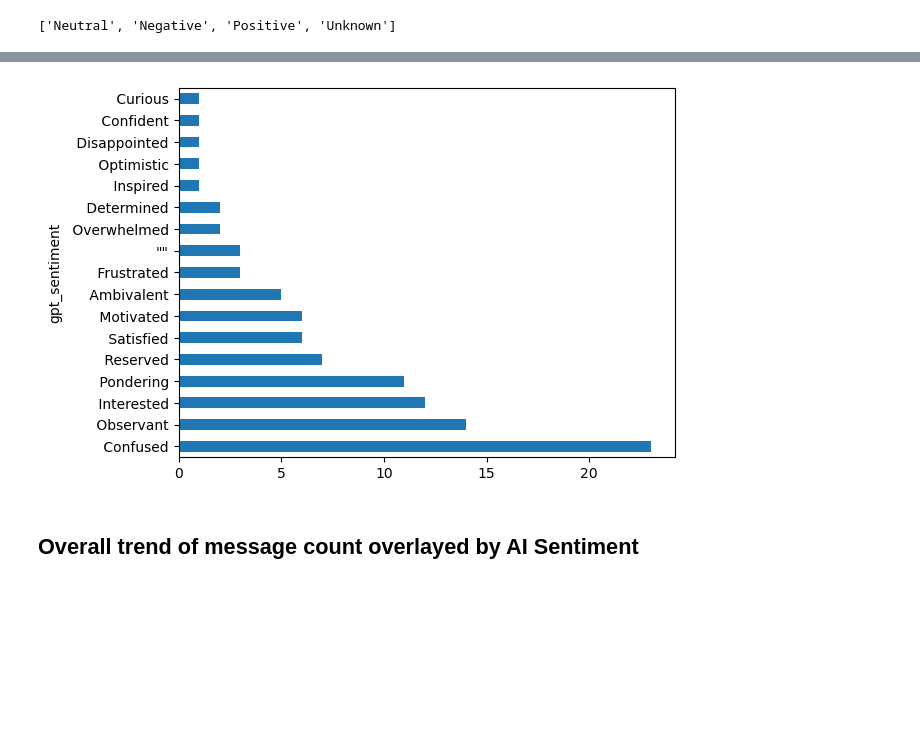
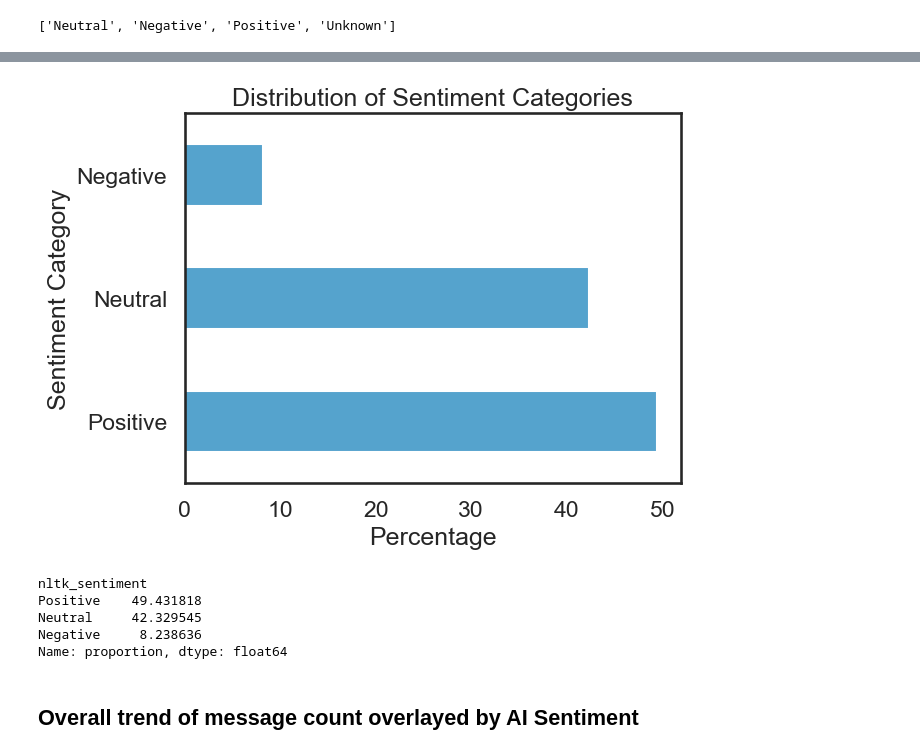
Before and after one commit to iot-lnu/Research-DiscordAnalysis, a Jupyter notebook: Discord-AI.ipynb, the cells around one changed output, grey strips where cells are left out. Saved outputs shown, nothing was run; the diff lists cells and outputs as text; code cells hidden in the pictures; blank space fills up the shorter version.

Commit message:
Updated confusion matrix and plot colors, some more summarizations

```diff
--- a/Discord-AI.ipynb
+++ b/Discord-AI.ipynb
@@ -198,0 +215,21 @@ plt.tight_layout()
+# %%
+# Set the seaborn context to have larger labels and lines
+sns.set_theme(style="white", palette=None)
+sns.set_context("talk")
+sns.set_palette('icefire')
+# Grouping df_messages by date and sentiment and counting the records
+df_grouped_date_sentiment = df_messages.groupby(by=["date_only", "nltk_sentiment"], as_index=False).count()
+df_grouped_date_sentiment = df_grouped_date_sentiment[["date_only", "nltk_sentiment", "message"]]
+
+# Generating the plot
+plt.figure(figsize=(13, 6))
+sns.lineplot(data=df_grouped_date_sentiment, x="date_only", y="message", hue="nltk_sentiment", legend="full")
+plt.ylabel("No. of Discord Messages")
+plt.xlabel("Date")
+plt.title("Discord Message Count Overlayed by Sentiment")
+
+# Tight layout
+plt.tight_layout()
+
+# Save as pdf
+plt.savefig("figures/sentiment_trend.pdf")
@@ -368,9 +406,13 @@ conf_mat = confusion_matrix(df_result_peak_2022['gpt_category'], df_result_peak_
 conf_mat_df = pd.DataFrame(conf_mat, index = list(set(df_result_peak_2022['gpt_category'])),
                            columns = list(set(df_result_peak_2022['nltk_sentiment'])))
 
+sns.set_theme(style="white", palette=None)
+sns.set_context("talk")
+sns.set_palette('icefire')
+
 # Create a seaborn heatmap
 plt.figure(figsize=(10,7)) # adjust the size of the plot if necessary
-sns.heatmap(conf_mat_df, annot=True, fmt='g')
+sns.heatmap(conf_mat_df, annot=True, fmt='g', cmap='icefire')
 plt.title('Confusion Matrix')
 plt.ylabel('GPT-4 Sentiment')
 plt.xlabel('NLTK Sentiment')
@@ -410,0 +494,9 @@ yeah wanted hear expert say idea crossed mind needs quiet big sensor use one big
+# %%
+
+df_results_teachers = pd.read_csv("data/processed_messages_teachers.csv", header=None)
+# Define your own header names (substitute these with your real headers)
+headers = ['user', 'm', 'timestamp', 'date','accounts_mentioned','hashtags','message','message.2','nltk_sentiment','gtp_category','gtp_sentiment']
+df_results_teachers
+# Assign your headers
+df_results_teachers.columns = headers
+df_results_teachers
@@ -411,8 +544,21 @@ yeah wanted hear expert say idea crossed mind needs quiet big sensor use one big
 # %%
-df_messages_subset['gpt_sentiment'].value_counts().plot.barh()
+
+(df_results_teachers['nltk_sentiment'].value_counts(normalize=True)*100).plot.barh()
+plt.xlabel('Percentage')
+plt.ylabel('Sentiment Category')
+plt.title('Distribution of Sentiment Categories')
 plt.show()
+plt.show()
 # %% [output]
-[figure, old version]
+[figure, new version]
+# %%
+print(df_results_teachers['nltk_sentiment'].value_counts(normalize=True)*100)
+# %% [output]
+nltk_sentiment
+Positive    49.431818
+Neutral     42.329545
+Negative     8.238636
+Name: proportion, dtype: float64
 # %% [markdown]
 ## Overall trend of message count overlayed by AI Sentiment
 # %%
```
Also changed, not shown: parts of 12 cells of this notebook.
